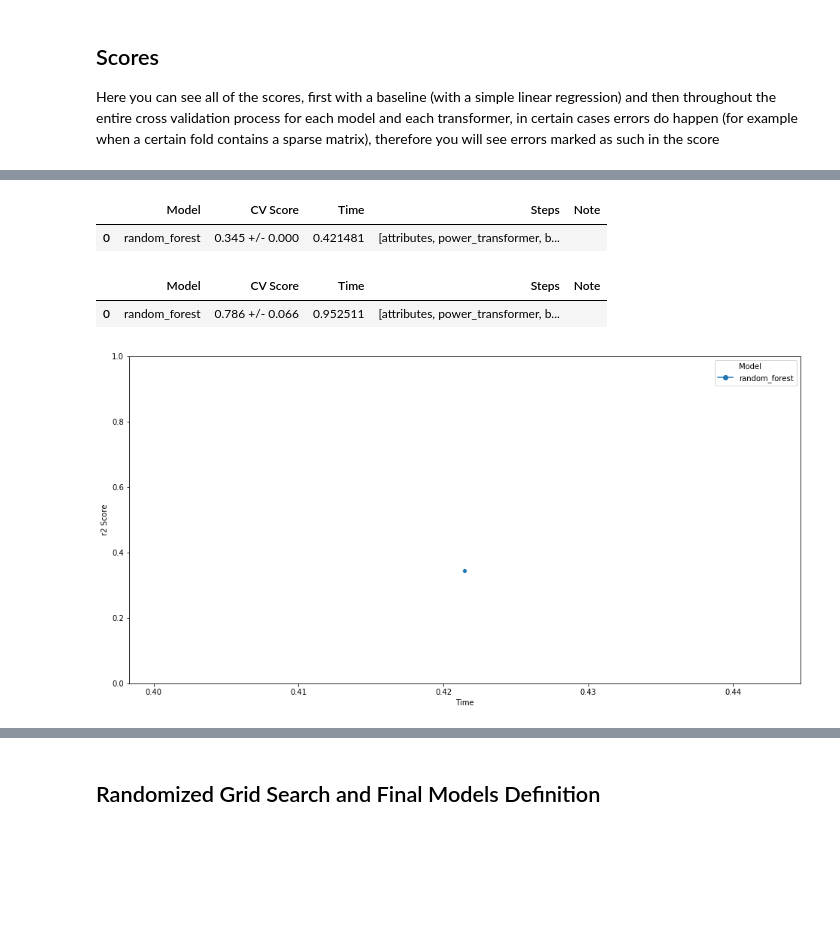
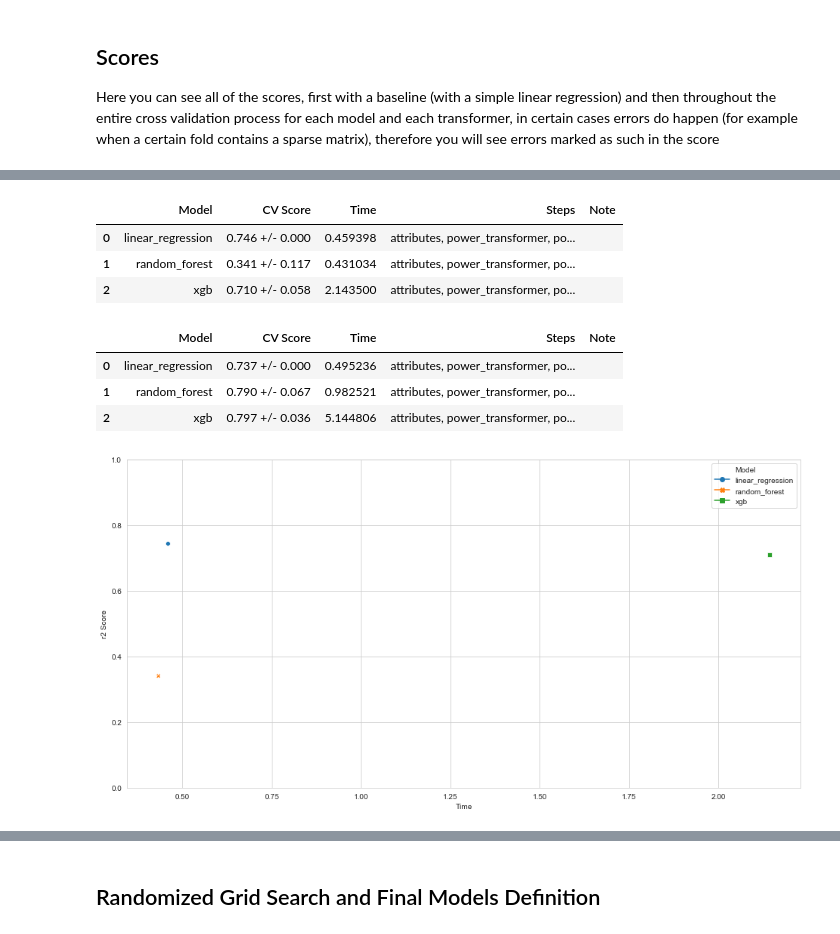
Before and after one commit to akoury/ml-helper, a Jupyter notebook: Regression.ipynb, the cells around one changed output, grey strips where cells are left out. Drawn from its saved outputs; the diff is of its cells as text; code cells hidden in the pictures; blank space fills up the shorter version.

```diff
--- a/Regression.ipynb
+++ b/Regression.ipynb
@@ -466,9 +475,9 @@ The pipeline uses the cross evaluation function, which handles time series split
 
 It also uses RandomizedSearchCV for hyperparameter tuning if required
 # %%
-# import importlib
-# importlib.reload(helper)
-# hp = helper.Helper(KEYS)
+import importlib
+importlib.reload(helper)
+hp = helper.Helper(KEYS)
 
 def extract_day(df):
     df = df.copy()
@@ -486,7 +495,7 @@ def features(df, cols):
 
 num_pipeline = Pipeline([
     ('power_transformer', PowerTransformer(method='yeo-johnson', standardize = True)),
-    ('binning', KBinsDiscretizer(n_bins = 5, encode = 'onehot-dense')),
+#     ('binning', KBinsDiscretizer(n_bins = 5, encode = 'onehot-dense')),
     ('polynomial', PolynomialFeatures(degree = 2, include_bias = False)),
 #     ('genetic', SymbolicTransformer(population_size=750, metric='spearman', function_set = ['add', 'sub', 'mul', 'div', 'sqrt', 'log', 'abs', 'neg', 'max', 'min'], parsimony_coefficient = 0.0005, max_samples = 0.9, random_state = KEYS['SEED']))
 ])
@@ -501,18 +510,18 @@ pipe = Pipeline([
         ('numerical_pipeline', num_pipeline, ['hum', 'temp', 'windspeed']),
         ('one_hot_pipeline', categorical_pipeline, ['day', 'hr', 'mnth', 'precipitation', 'season', 'weathersit', 'weekday', 'yr']),
     ], remainder='passthrough')),
-#     ('rfe', RFE(RandomForestRegressor(n_estimators = KEYS['ESTIMATORS'], random_state = KEYS['SEED']), n_features_to_select = 10)),
+#     ('rfe', RFE(RandomForestRegressor(n_estimators = KEYS['ESTIMATORS'], random_state = KEYS['SEED']), n_features_to_select = 8)),
 #     ('feature_selection', SelectFromModel(RandomForestRegressor(n_estimators = KEYS['ESTIMATORS'], random_state = KEYS['SEED']), threshold = 0.005)),
 #     ('pca', PCA(n_components = 6))
+], memory = mkdtemp())
 # ], memory = KEYS['MEMORY'])
-])
 
 models = [
-#     {'name':'linear_regression', 'model': LinearRegression()},
+    {'name':'linear_regression', 'model': LinearRegression()},
     {'name':'random_forest', 'model': RandomForestRegressor(n_estimators = KEYS['ESTIMATORS'], random_state = KEYS['SEED'])},
 #     {'name':'gradient_boosting', 'model': GradientBoostingRegressor(n_estimators = KEYS['ESTIMATORS'], random_state = KEYS['SEED'])},
 #     {'name':'adaboost', 'model': AdaBoostRegressor(random_state = KEYS['SEED'])},
-#     {'name':'xgb', 'model': XGBRegressor(seed = KEYS['SEED'])}
+    {'name':'xgb', 'model': XGBRegressor(random_state = KEYS['SEED'])}
 ]
 # %% [markdown]
 ## Scores
@@ -521,17 +543,19 @@ Here you can see all of the scores, first with a baseline (with a simple linear
 # %%
-all_we_scores = hp.pipeline(train_data.loc[train_data['weekday'].isin([0,6])], models, pipe)
+all_we_scores = hp.pipeline(train_data.loc[train_data['weekday'].isin([0,6])], models, pipe, all_we_scores)
+all_wd_scores = hp.pipeline(train_data.loc[~train_data['weekday'].isin([0,6])], models, pipe, all_wd_scores)
 # %% [output]
 |  | Model | CV Score | Time | Steps | Note |
-| 0 | random_forest | 0.345 +/- 0.000 | 0.421481 | [attributes, power_transformer, b... |  |
+| 0 | linear_regression | 0.746 +/- 0.000 | 0.459398 | attributes, power_transformer, po... |  |
+| 1 | random_forest | 0.341 +/- 0.117 | 0.431034 | attributes, power_transformer, po... |  |
+| 2 | xgb | 0.710 +/- 0.058 | 2.143500 | attributes, power_transformer, po... |  |
+|  | Model | CV Score | Time | Steps | Note |
+| 0 | linear_regression | 0.737 +/- 0.000 | 0.495236 | attributes, power_transformer, po... |  |
+| 1 | random_forest | 0.790 +/- 0.067 | 0.982521 | attributes, power_transformer, po... |  |
+| 2 | xgb | 0.797 +/- 0.036 | 5.144806 | attributes, power_transformer, po... |  |
-# %%
-all_wd_scores = hp.pipeline(train_data.loc[~train_data['weekday'].isin([0,6])], models, pipe)
-# %% [output]
-|  | Model | CV Score | Time | Steps | Note |
-| 0 | random_forest | 0.786 +/- 0.066 | 0.952511 | [attributes, power_transformer, b... |  |
 # %%
 hp.plot_models(all_we_scores)
 # %% [output]
-[figure, old version]
+[figure, new version]
 # %%
 hp.plot_models(all_wd_scores)
 # %% [output]
```
Also changed, not shown: parts of 16 cells of this notebook, 1 other file.
